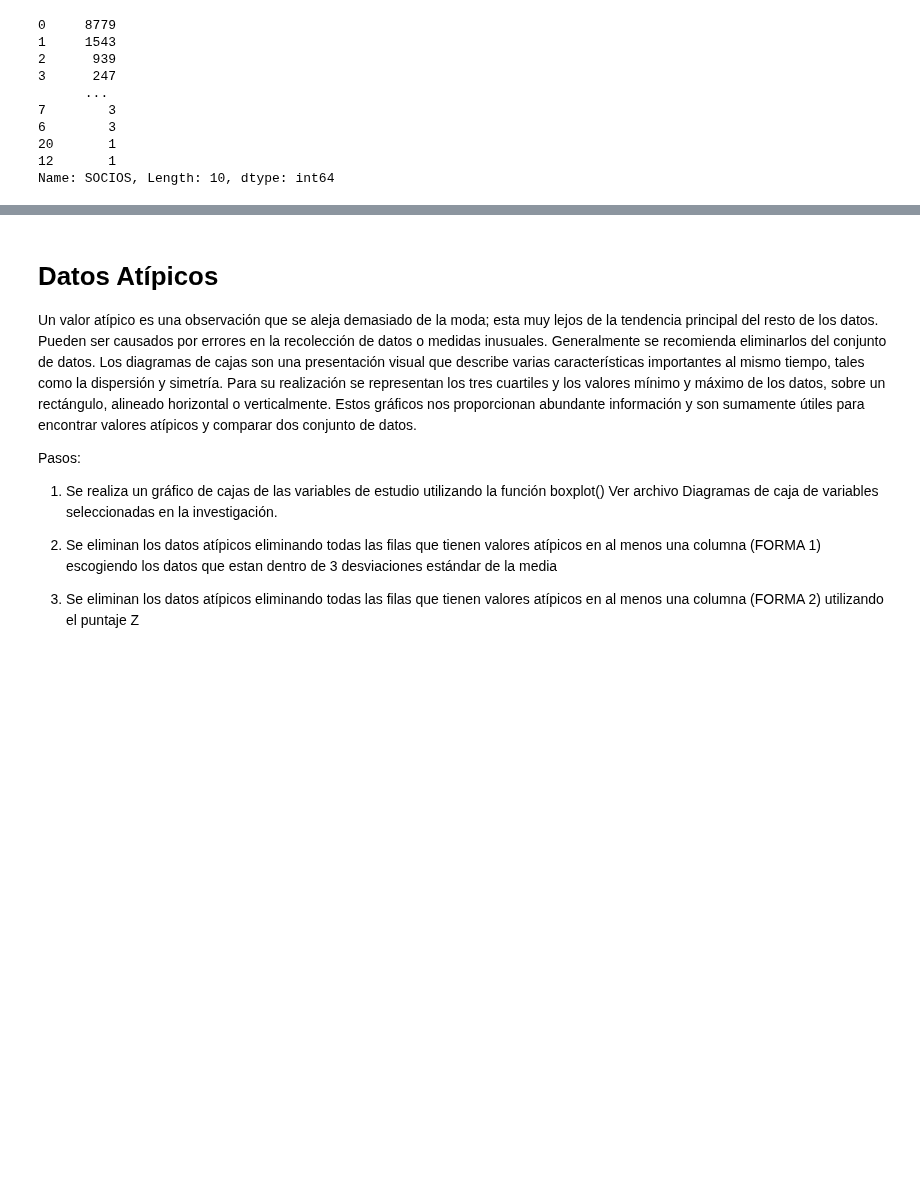
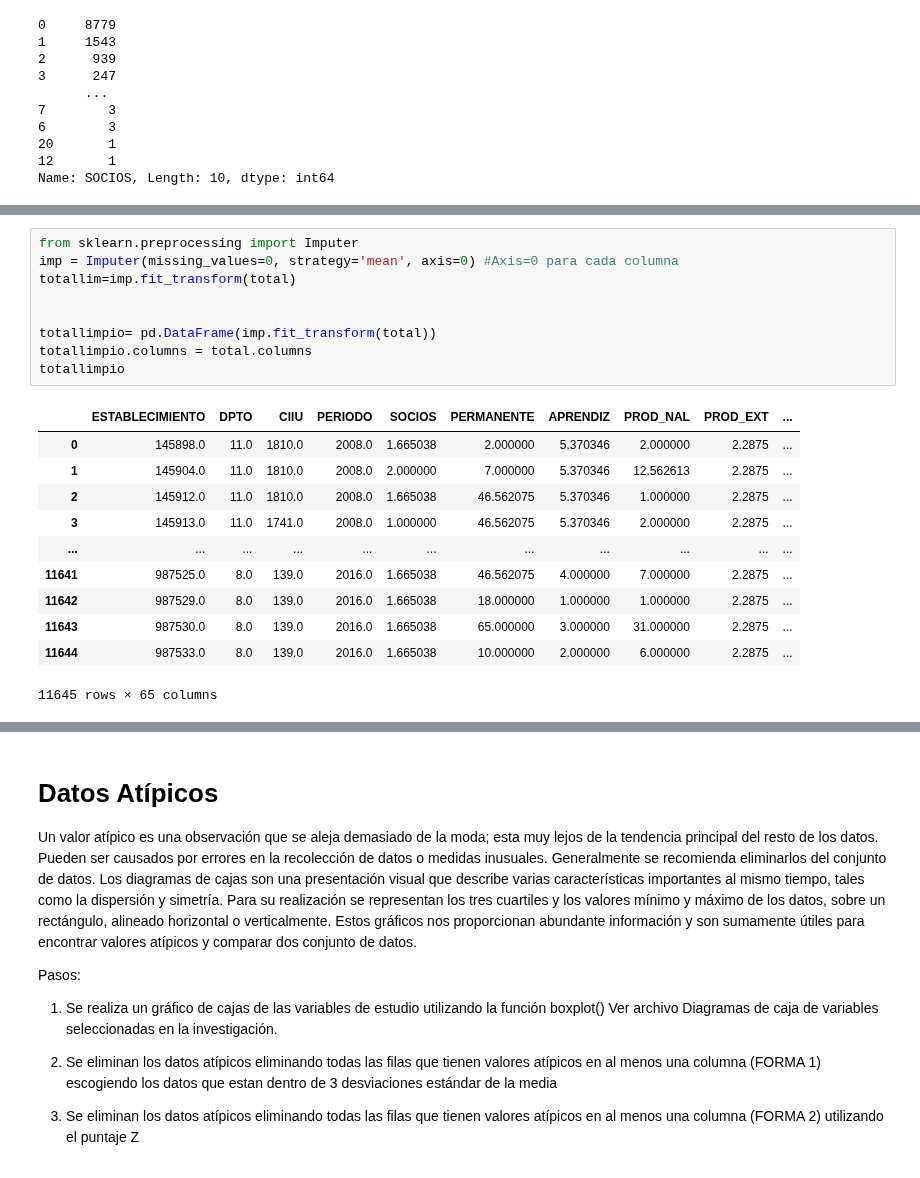
Before and after one commit to KatherinAcosta/Proyecto2018, a Jupyter notebook: 3. Manipulación de datos perdidos (ceros) y atípicos.ipynb, the cells around one changed output, grey strips where cells are left out. Cells and saved outputs as stored; diff of their text form; blank space fills up the shorter version.

```diff
--- a/3. Manipulación de datos perdidos (ceros) y atípicos.ipynb
+++ b/3. Manipulación de datos perdidos (ceros) y atípicos.ipynb
@@ -111,0 +112,21 @@ totallimpio
+# %%
+from sklearn.preprocessing import Imputer
+imp = Imputer(missing_values=0, strategy='mean', axis=0) #Axis=0 para cada columna
+totallim=imp.fit_transform(total)
+
+
+totallimpio= pd.DataFrame(imp.fit_transform(total))
+totallimpio.columns = total.columns
+totallimpio
+# %% [output]
+|  | ESTABLECIMIENTO | DPTO | CIIU | PERIODO | SOCIOS | PERMANENTE | APRENDIZ | PROD_NAL | PROD_EXT | ... |
+| 0 | 145898.0 | 11.0 | 1810.0 | 2008.0 | 1.665038 | 2.000000 | 5.370346 | 2.000000 | 2.2875 | ... |
+| 1 | 145904.0 | 11.0 | 1810.0 | 2008.0 | 2.000000 | 7.000000 | 5.370346 | 12.562613 | 2.2875 | ... |
+| 2 | 145912.0 | 11.0 | 1810.0 | 2008.0 | 1.665038 | 46.562075 | 5.370346 | 1.000000 | 2.2875 | ... |
+| 3 | 145913.0 | 11.0 | 1741.0 | 2008.0 | 1.000000 | 46.562075 | 5.370346 | 2.000000 | 2.2875 | ... |
+| ... | ... | ... | ... | ... | ... | ... | ... | ... | ... | ... |
+| 11641 | 987525.0 | 8.0 | 139.0 | 2016.0 | 1.665038 | 46.562075 | 4.000000 | 7.000000 | 2.2875 | ... |
+| 11642 | 987529.0 | 8.0 | 139.0 | 2016.0 | 1.665038 | 18.000000 | 1.000000 | 1.000000 | 2.2875 | ... |
+| 11643 | 987530.0 | 8.0 | 139.0 | 2016.0 | 1.665038 | 65.000000 | 3.000000 | 31.000000 | 2.2875 | ... |
+| 11644 | 987533.0 | 8.0 | 139.0 | 2016.0 | 1.665038 | 10.000000 | 2.000000 | 6.000000 | 2.2875 | ... |
+11645 rows × 65 columns
```
Also changed, not shown: parts of 12 cells of this notebook.
